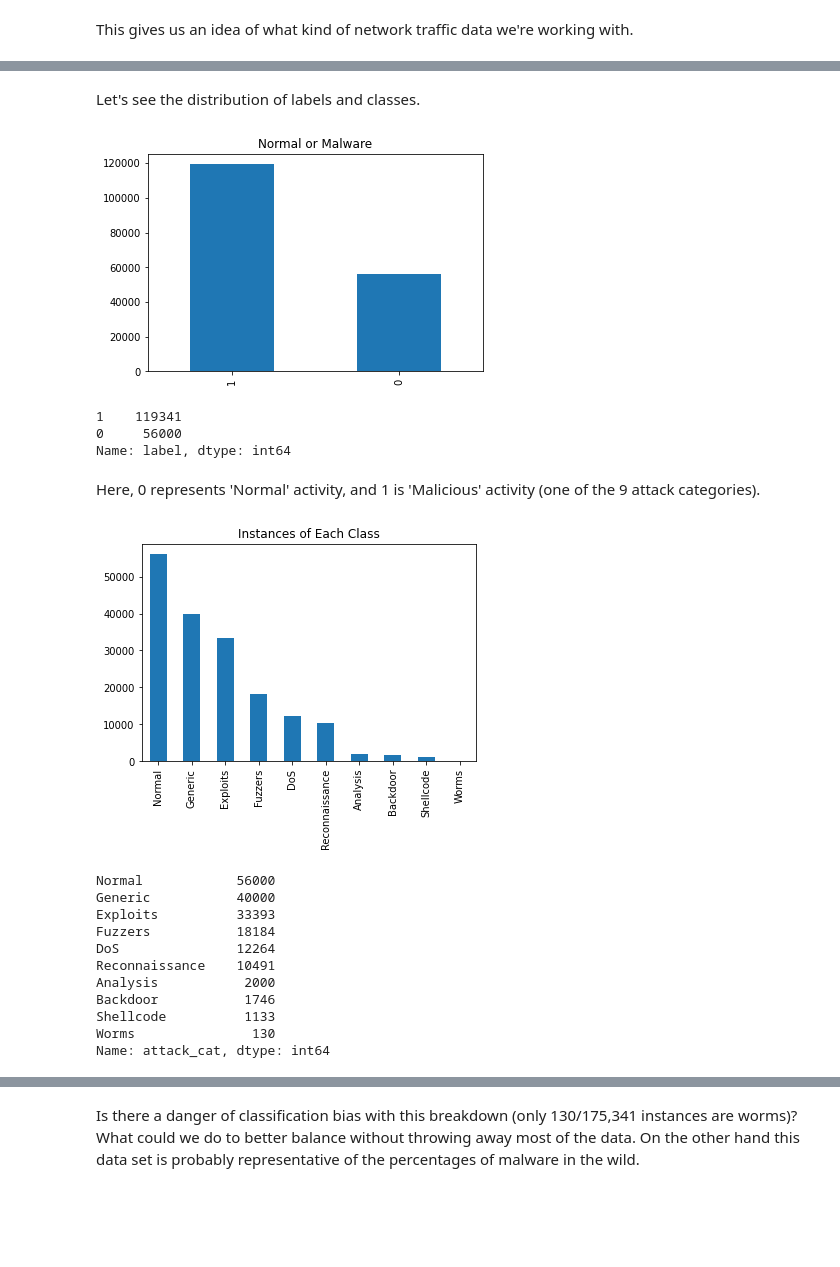
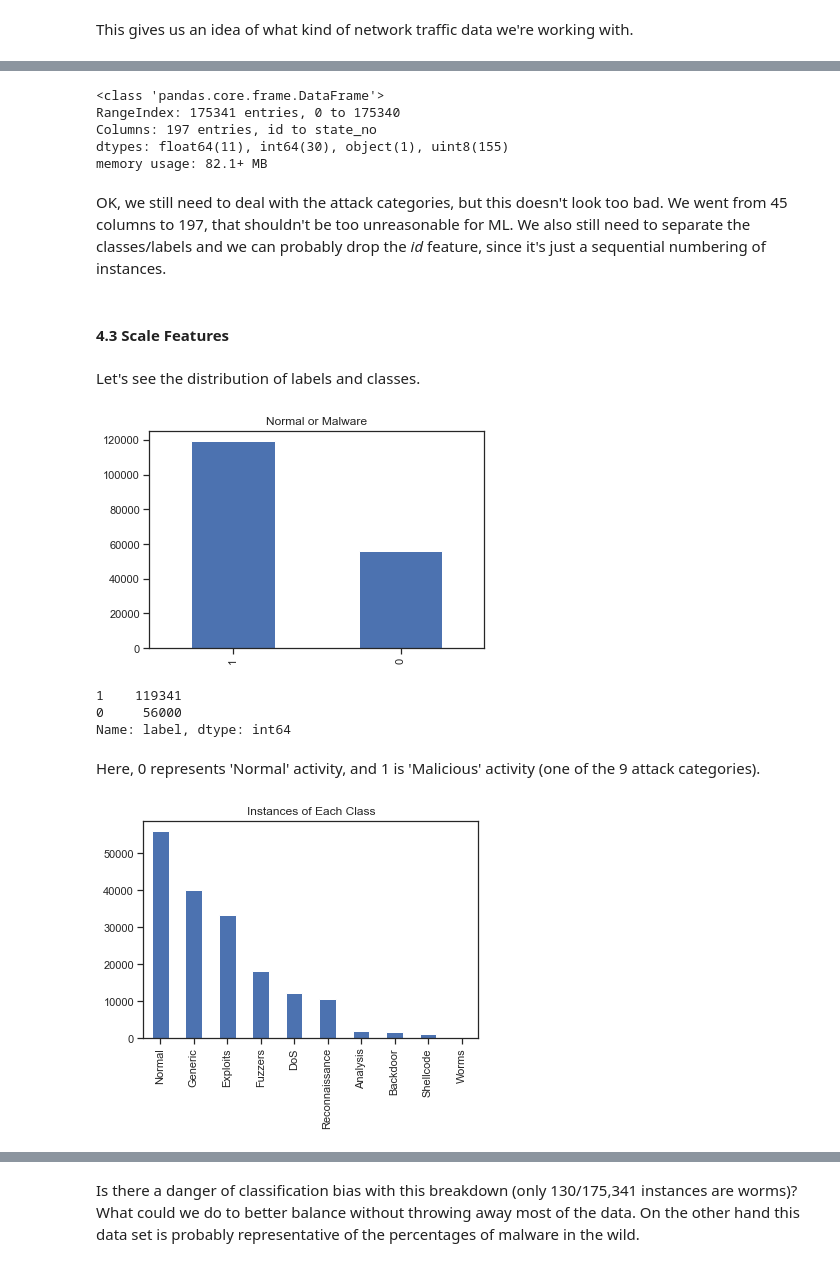
Before and after one commit to pvan1/DATA-606-Capstone, a Jupyter notebook: capstone-phase1.ipynb, the cells around one changed output, grey strips where cells are left out. Drawn from its saved outputs; the diff is of its cells as text; code cells hidden in the pictures; blank space fills up the shorter version.

Commit message:
Add files via upload
The cleaning/EDA continues...almost ready for ML, I think. Still organizing....

```diff
--- a/capstone-phase1.ipynb
+++ b/capstone-phase1.ipynb
@@ -7,9 +13,9 @@ import matplotlib.pyplot as plt
 # %% [markdown]
 The training data csv file was too big to upload to github, so I've uploaded the zip file containing the training and testing set files.  We'll need to extract those files from the zip so we can read them into DataFrames.
 # %%
-#with ZipFile('./Data/UNSW_NB15 training and testing sets.zip') as datasets_zip:
-#    # open each file and read in to a DataFrame
-#    with datasets_zip.open('UNSW_NB15_training-set.csv') as training_file:
-#        training_data = pd.read_csv(training_file)
-#    with datasets_zip.open('UNSW_NB15_testing-set.csv') as testing_file:
-#        testing_data = pd.read_csv(testing_file)
+with ZipFile('./Data/UNSW_NB15 training and testing sets.zip') as datasets_zip:
+    # open each file and read in to a DataFrame
+    with datasets_zip.open('UNSW_NB15_training-set.csv') as training_file:
+        training_data = pd.read_csv(training_file)
+    with datasets_zip.open('UNSW_NB15_testing-set.csv') as testing_file:
+        testing_data = pd.read_csv(testing_file)
@@ -67,6 +80,3 @@ Categories: ['Normal' 'Backdoor' 'Analysis' 'Fuzzers' 'Shellcode' 'Reconnaissanc
 # %% [markdown]
 OK, it looks like 9 classes of Malware, plus 'Normal' benign activity.
 Maybe we can convert the classes to category type and order them so we can look for correlations with other features.  Or we can just convert them to an integer sequence instead.
-# %%
-training_data['attack_cat'] = training_data['attack_cat'].astype('category')
-training_data.info()
@@ -127,0 +185,3 @@ This gives us an idea of what kind of network traffic data we're working with.
+# %%
+training_data_onehot = pd.get_dummies(training_data, columns=['proto', 'service', 'state'], prefix=['proto', 'service', 'state'])
+training_data_onehot.head()
@@ -128,32 +196,34 @@ This gives us an idea of what kind of network traffic data we're working with.
+# %%
+training_data_onehot.info()
+# %% [output]
+<class 'pandas.core.frame.DataFrame'>
+RangeIndex: 175341 entries, 0 to 175340
+Columns: 197 entries, id to state_no
+dtypes: float64(11), int64(30), object(1), uint8(155)
+memory usage: 82.1+ MB
+# %% [markdown]
+OK, we still need to deal with the attack categories, but this doesn't look too bad.
+We went from 45 columns to 197, that shouldn't be too unreasonable for ML.  We also still need to separate the classes/labels and we can probably drop the *id* feature, since it's just a sequential numbering of instances.
+# %% [markdown]
+#### 4.3 Scale Features
 # %% [markdown]
 Let's see the distribution of labels and classes.
 # %%
-_ = training_data['label'].value_counts().plot(kind='bar', title='Normal or Malware')
+#_ = training_data['label'].value_counts().plot(kind='bar', title='Normal or Malware')
+_ = training_data_onehot['label'].value_counts().plot(kind='bar', title='Normal or Malware')
 # %% [output]
-[figure, old version]
+[figure, new version]
-# %%
-training_data['label'].value_counts()
-# %% [output]
-1    119341
-0     56000
-Name: label, dtype: int64
+# %%
+#training_data['label'].value_counts()
+training_data_onehot['label'].value_counts()
+# %% [output]
+1    119341
+0     56000
+Name: label, dtype: int64
 # %% [markdown]
 Here, 0 represents 'Normal' activity, and 1 is 'Malicious' activity (one of the 9 attack categories).
 # %%
-_ = training_data['attack_cat'].value_counts().plot(kind='bar', title='Instances of Each Class')
+#_ = training_data['attack_cat'].value_counts().plot(kind='bar', title='Instances of Each Class')
+_ = training_data_onehot['attack_cat'].value_counts().plot(kind='bar', title='Instances of Each Class')
 # %% [output]
-[figure, old version]
+[figure, new version]
-# %%
-training_data['attack_cat'].value_counts()
-# %% [output]
-Normal            56000
-Generic           40000
-Exploits          33393
-Fuzzers           18184
-DoS               12264
-Reconnaissance    10491
-Analysis           2000
-Backdoor           1746
-Shellcode          1133
-Worms               130
-Name: attack_cat, dtype: int64
```
Also changed, not shown: parts of 43 cells of this notebook.
